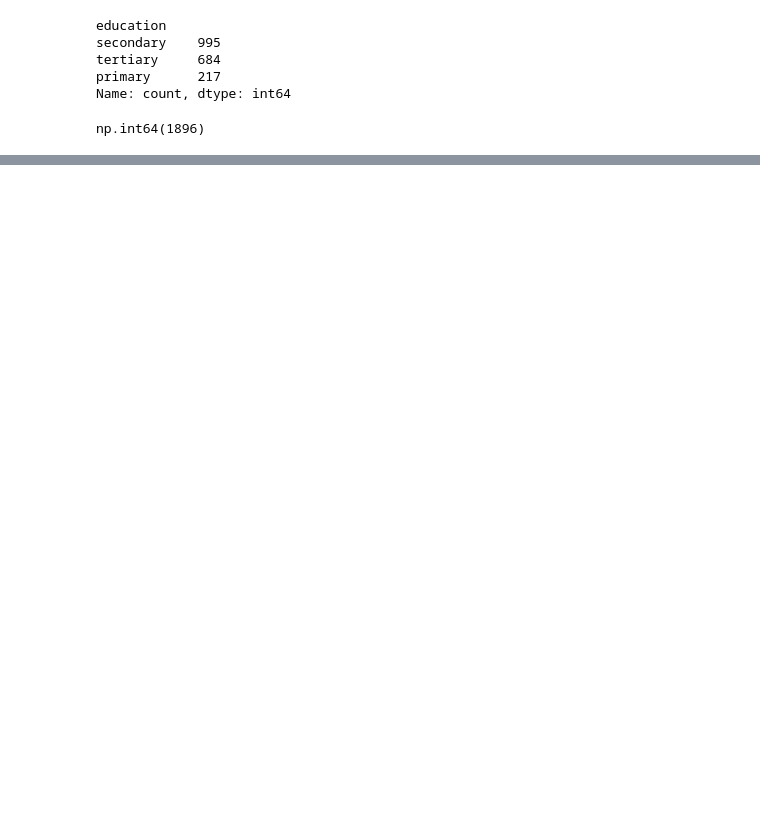
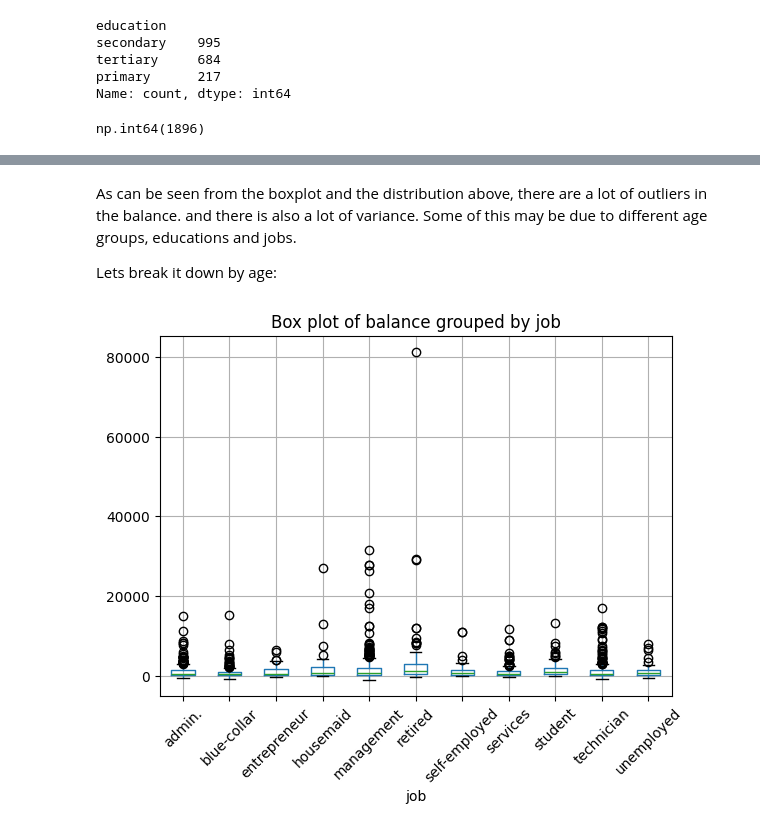
Before and after one commit to kristyan/data, a Jupyter notebook: e-tivity1/etivity1.ipynb, the cells around one changed output, grey strips where cells are left out. Cells and saved outputs as stored; diff of their text form; code cells hidden in the pictures; blank space fills up the shorter version.

```diff
--- a/e-tivity1/etivity1.ipynb
+++ b/e-tivity1/etivity1.ipynb
@@ -123,0 +168,12 @@ np.int64(1546)
+# %% [markdown]
+As can be seen from the boxplot and the distribution above, there are a lot of outliers in the balance. and there is also a lot of variance. Some of this may be due to different age groups, educations and jobs.
+
+Lets break it down by age:
+# %%
+# Box plots of balance, grouped by the categorical attribute age
+df.boxplot(column='balance', by='job', rot=45, fontsize=10)
+plt.title('Box plot of balance grouped by job')
+plt.suptitle("") # get rid of the automatic 'Box plot grouped by group_by_column_name' title
+plt.show()
+# %% [output]
+[figure, added]
```
Also changed, not shown: parts of 28 cells of this notebook.
